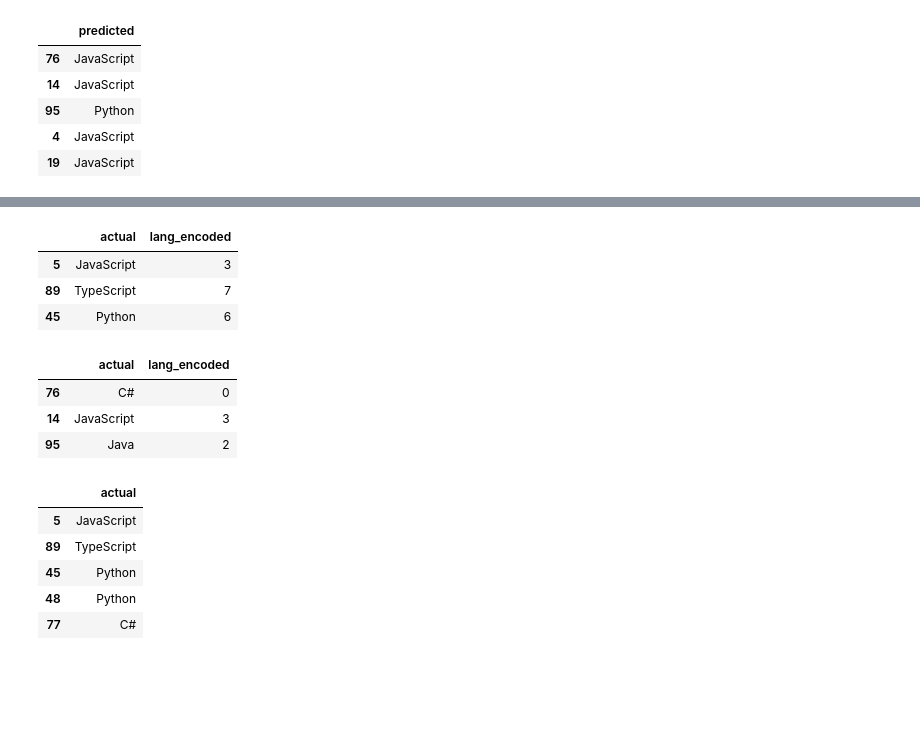
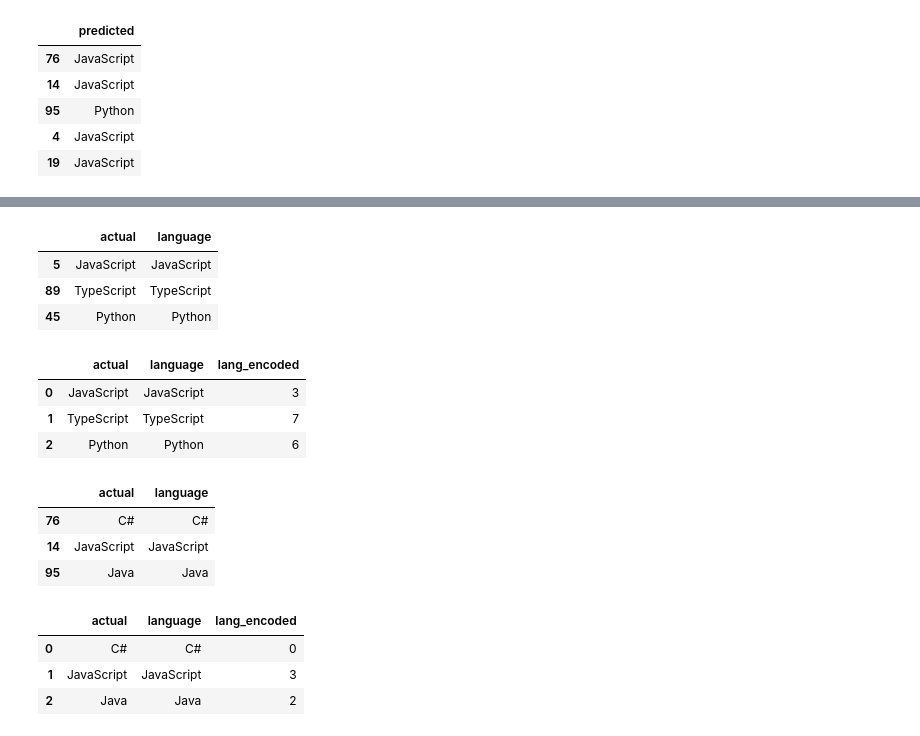
Before and after one commit to codeup-cyber-linguists/languages-classifier, a Jupyter notebook: jb_github_language_classifier.ipynb, the cells around one changed output, grey strips where cells are left out. Saved outputs shown, nothing was run; the diff lists cells and outputs as text; code cells hidden in the pictures; blank space fills up the shorter version.

```diff
--- a/jb_github_language_classifier.ipynb
+++ b/jb_github_language_classifier.ipynb
@@ -525,14 +602,14 @@ bow_y = df.language
 
 bow_X_train, bow_X_test, bow_y_train, bow_y_test = train_test_split(bow_X, bow_y, stratify=bow_y, test_size=.2, random_state=random_state)
 # not sure if we need to stratify y... so not doing it here... I think this is unneccessary because we dont have unbalanced set.
-bow_train = pd.DataFrame(dict(actual=y_train))
-bow_test = pd.DataFrame(dict(actual=y_test))
+bow_train = pd.DataFrame(dict(actual=bow_y_train))
+bow_test = pd.DataFrame(dict(actual=bow_y_test))
 
 
 bow_lm = LogisticRegression().fit(bow_X_train, bow_y_train)
 
-bow_train['predicted'] = lm.predict(bow_X_train)
-bow_test['predicted'] = lm.predict(bow_X_test)
+bow_train['predicted'] = bow_lm.predict(bow_X_train)
+bow_test['predicted'] = bow_lm.predict(bow_X_test)
 # %%
 print('Accuracy: {:.2%}'.format(accuracy_score(bow_train.actual, bow_train.predicted)))
 print('---')
@@ -680,20 +759,36 @@ X_test.head(3)
 | 95 | Python | oracle/graal | GraalVM\n\nGraalVM is a universal... | 8910 | 343 | graalvm graalvm is a universal vi... | 355 | 1.034985 | ... |
 # %%
 y_train = pd.DataFrame(bow_train.actual)
-y_train = pd.merge(y_train, pd.DataFrame(df.lang_encoded), right_index=True, left_index=True)
+y_train = pd.merge(y_train, pd.DataFrame(df.language), right_index=True, left_index=True)
 y_train.head(3)
 # %% [output]
-|  | actual | lang_encoded |
-| 5 | JavaScript | 3 |
-| 89 | TypeScript | 7 |
-| 45 | Python | 6 |
+|  | actual | language |
+| 5 | JavaScript | JavaScript |
+| 89 | TypeScript | TypeScript |
+| 45 | Python | Python |
+# %%
+y_train = pd.merge(y_train, lang_groups, how='left', on='language')
+y_train.head(3)
+# %% [output]
+|  | actual | language | lang_encoded |
+| 0 | JavaScript | JavaScript | 3 |
+| 1 | TypeScript | TypeScript | 7 |
+| 2 | Python | Python | 6 |
 # %%
 y_test = pd.DataFrame(bow_test.actual)
-y_test = pd.merge(y_test, pd.DataFrame(df.lang_encoded), right_index=True, left_index=True)
+y_test = pd.merge(y_test, pd.DataFrame(df.language), right_index=True, left_index=True)
 y_test.head(3)
 # %% [output]
-|  | actual | lang_encoded |
-| 76 | C# | 0 |
-| 14 | JavaScript | 3 |
-| 95 | Java | 2 |
+|  | actual | language |
+| 76 | C# | C# |
+| 14 | JavaScript | JavaScript |
+| 95 | Java | Java |
+# %%
+y_test = pd.merge(y_test, lang_groups, how='left', on='language')
+y_test.head(3)
+# %% [output]
+|  | actual | language | lang_encoded |
+| 0 | C# | C# | 0 |
+| 1 | JavaScript | JavaScript | 3 |
+| 2 | Java | Java | 2 |
 # %%
@@ -705,12 +797,3 @@ y_test.drop(columns=['lang_encoded'], inplace=True)
-# %%
-y_train.head()
-# %% [output]
-|  | actual |
-| 5 | JavaScript |
-| 89 | TypeScript |
-| 45 | Python |
-| 48 | Python |
-| 77 | C# |
 # %%
 X_train[['pred_lang_encoded']] = X_train[['predicted']]
 X_train[['language']] = X_train[['predicted']]
```
Also changed, not shown: parts of 31 cells of this notebook.
